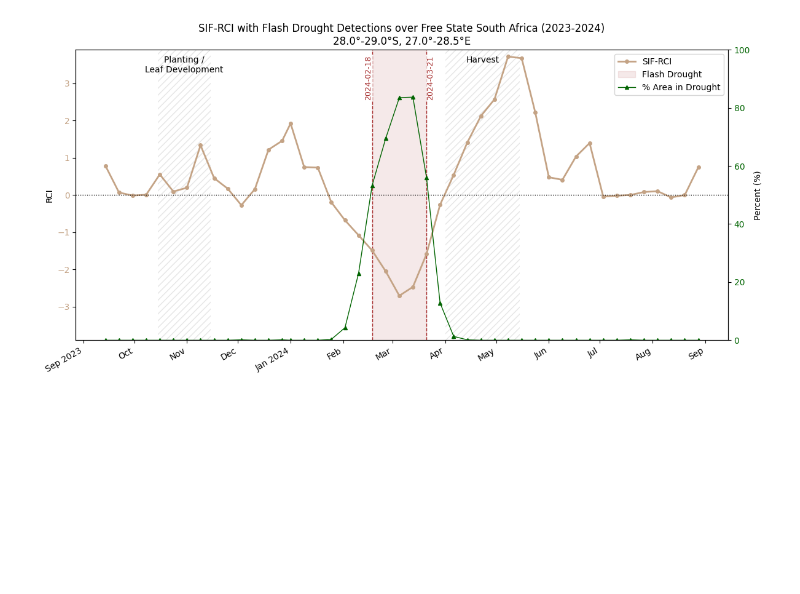
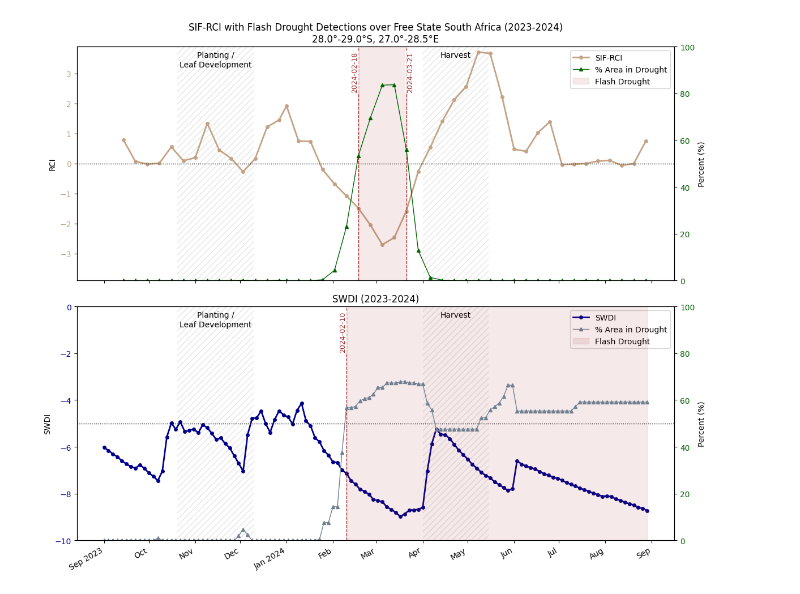
Before and after one commit to asaito333/flash-drought-ARSET, a Jupyter notebook: notebooks/2_detection.ipynb, the cells around one changed output. Saved outputs shown, nothing was run; the diff lists cells and outputs as text; code cells hidden in the pictures; blank space fills up the shorter version.

Commit message:
Added more explanation to second notebook, updated crop calendar

```diff
--- a/notebooks/2_detection.ipynb
+++ b/notebooks/2_detection.ipynb
@@ -48,9 +58,9 @@ date_range = [datetime(2023, 9, 1), datetime(2024, 8, 31)] # noqa: DTZ001
 start, end = date_range
 
 # Typical crop calendar for Maize (Corn) in Free State South Africa:
-#   Planting: October 15 - November 15
+#   Planting: October 20 - December 10 (late October to early December)
 #   Harvest:  April 1 - May 15
-planting_start, planting_end = datetime(start.year, 10, 15), datetime(start.year, 11, 15) # noqa: DTZ001
+planting_start, planting_end = datetime(start.year, 10, 20), datetime(start.year, 12, 10) # noqa: DTZ001
 harvest_start, harvest_end = datetime(end.year, 4, 1), datetime(end.year, 5, 15) # noqa: DTZ001
 
 years = sorted({str(dt.year) for dt in date_range})
@@ -69,7 +79,6 @@ def format_coords(coord_left: float, coord_right: float, is_lat: bool = True) ->
 
 plot_title = f"SIF-RCI over {plot_region_name} ({plot_year_str})\n{format_coords(north, south)}, {format_coords(west, east, is_lat=False)}"
 plot2_title = f"SIF-RCI with Flash Drought Detections over {plot_region_name} ({plot_year_str})\n{format_coords(north, south)}, {format_coords(west, east, is_lat=False)}"
-plot3_title = f"SWDI with Flash Drought Detections over {plot_region_name} ({plot_year_str})\n{format_coords(north, south)}, {format_coords(west, east, is_lat=False)}"
 
 def doy_to_date(year, doy):
     return datetime(year, 1, 1) + timedelta(days=doy - 1) # noqa: DTZ001
@@ -321,38 +344,76 @@ with open(sif_csv_path, newline="") as f:
         plot_fdperc.append(float(row["fd_percent"]))
         plot_sifrci.append(float(row["sif_rci"]))
 
+# Read the saved CSV
+plot2_dates = []
+plot2_fdperc: list[float] = []
+plot2_swdi: list[float] = []
+with open(swdi_csv_path, newline="") as f:
+    reader = csv.DictReader(f)
+    for row in reader:
+        pt_date = datetime.strptime(row["time"], "%Y-%m-%d") # noqa: DTZ007
+        plot2_dates.append(pt_date)
+        plot2_fdperc.append(float(row["fd_percent"]))
+        plot2_swdi.append(float(row["swdi"]))
+
 fd_thresh = 50
 flash_drought_sif = [r > fd_thresh for r in plot_fdperc]
+flash_drought_swdi = [r2 > fd_thresh for r2 in plot2_fdperc]
 
+# Colors for top subplot
 color1 = (0.77, 0.64, 0.52)
 color2 = "darkgreen"
 
-fig, ax1 = plt.subplots(figsize=(12, 6))
+# Colors for bottom subplot
+color3 = "darkblue"
+color4 = "slategray"
+
+fig, (ax1, ax3) = plt.subplots(2, 1, figsize=(12, 10), sharex=True)
+"""Subplot 1: SIF Flash Drought Detection"""
 add_crop_calendar(ax1)
 ax1.plot(plot_dates, plot_sifrci, marker="o", color=color1, linewidth=2, markersize=4, label="SIF-RCI")
 ax1.axhline(0, color="black", linestyle=":", linewidth=1)
 ax1.tick_params(axis='y', labelcolor=color1)
 ylim = max([abs(r) for r in plot_sifrci])
 ax1.set_ylim(-1.05 * ylim, 1.05 * ylim)
 ax1.set_ylabel("RCI")
 ax1.set_title(plot2_title)
-add_flash_drought_markers(ax1, plot_dates, flash_drought_sif)
-
 
 ax2 = ax1.twinx()
 ax2.plot(plot_dates, plot_fdperc, marker="^", color=color2, linewidth=1, markersize=4, label="% Area in Drought")
 ax2.tick_params(axis="y", labelcolor=color2)
 ax2.set_ylim(0, 100)
 ax2.set_ylabel("Percent (%)")
+add_flash_drought_markers(ax2, plot_dates, flash_drought_sif)
 
 lines1, labels1 = ax1.get_legend_handles_labels()
 lines2, labels2 = ax2.get_legend_handles_labels()
 legend = ax1.legend(lines1 + lines2, labels1 + labels2, loc="upper right")
 
-ax1.xaxis.set_major_formatter(MonthYearFormatter("%b %Y"))
-ax1.xaxis.set_major_locator(mdates.MonthLocator())
+"""Subplot 2: SWDI Flash Drought Detection"""
+add_crop_calendar(ax3)
+ax3.plot(plot2_dates, plot2_swdi, marker="o", color=color3, linewidth=2, markersize=4, label="SWDI")
+ax3.axhline(-5, color="black", linestyle=":", linewidth=1)
+ax3.tick_params(axis='y', labelcolor=color3)
+ax3.set_ylim(-10, 0)
+ax3.set_ylabel("SWDI")
+ax3.set_title(f"SWDI ({plot_year_str})")
+
+ax4 = ax3.twinx()
+ax4.plot(plot2_dates, plot2_fdperc, marker="^", color=color4, linewidth=1, markersize=4, label="% Area in Drought")
+ax4.tick_params(axis="y", labelcolor=color2)
+ax4.set_ylim(0, 100)
+ax4.set_ylabel("Percent (%)")
+add_flash_drought_markers(ax4, plot2_dates, flash_drought_swdi)
+
+lines1, labels1 = ax3.get_legend_handles_labels()
+lines2, labels2 = ax4.get_legend_handles_labels()
+legend = ax3.legend(lines1 + lines2, labels1 + labels2, loc="upper right")
+
+ax3.xaxis.set_major_formatter(MonthYearFormatter("%b %Y"))
+ax3.xaxis.set_major_locator(mdates.MonthLocator())
 fig.autofmt_xdate()
 plt.tight_layout()
 plt.show()
 # %% [output]
-[figure, old version]
+[figure, new version]
```
Also changed, not shown: parts of 5 cells of this notebook.
